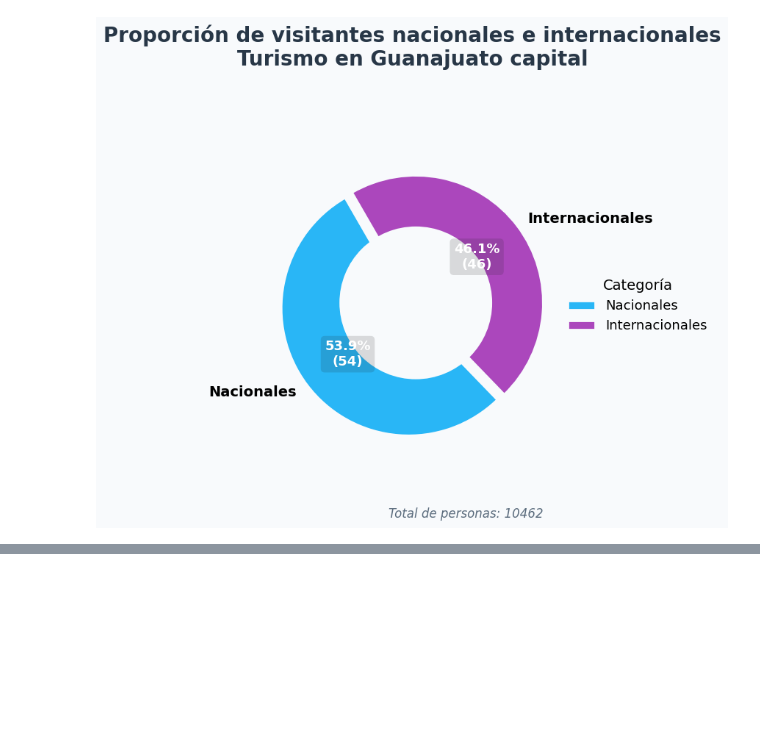
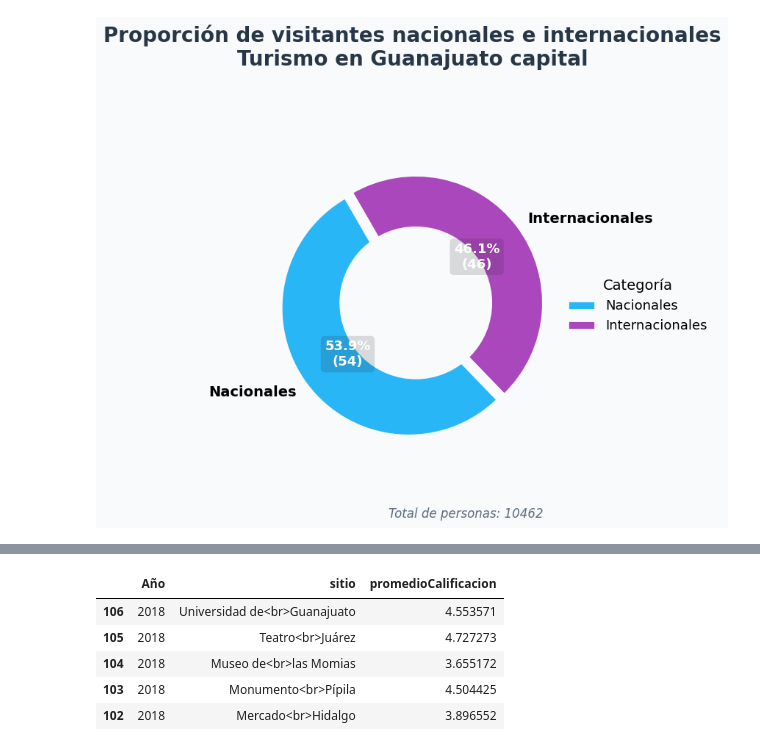
Before and after one commit to Seikened/semestre_IV, a Jupyter notebook: graphic_visualization/proyecto_final/Proyecto_FernandoLeonFranco_codigo.ipynb, the cells around one changed output, grey strips where cells are left out. Saved outputs shown, nothing was run; the diff lists cells and outputs as text; code cells hidden in the pictures; blank space fills up the shorter version.

```diff
--- a/graphic_visualization/proyecto_final/Proyecto_FernandoLeonFranco_codigo.ipynb
+++ b/graphic_visualization/proyecto_final/Proyecto_FernandoLeonFranco_codigo.ipynb
@@ -291,3 +291,30 @@ plt.tight_layout()
 plt.show()
 # %% [output]
 [figure]
+# %%
+print(all_sites['Género'].unique())
+all_sites['Género'] = all_sites['Género'].str.strip().str.capitalize()
+hombres_df = all_sites[all_sites['Género'] == 'Masculino']
+mujeres_df = all_sites[all_sites['Género'] == 'Femenino']
+
+calificaciones_hombres = hombres_df.groupby('sitio').agg(
+    promedio_calificacion=('Escala', 'mean'),
+    desviacion_calificacion=('Escala', 'std')
+).reset_index()
+
+calificaciones_mujeres = mujeres_df.groupby('sitio').agg(
+    promedio_calificacion=('Escala', 'mean'),
+    desviacion_calificacion=('Escala', 'std')
+).reset_index()
+
+print("Todos los datos de hombres:")
+print(calificaciones_hombres.head())
+
+print("\nTodos los datos de mujeres:")
+print(calificaciones_mujeres.head())
+
+sitios = calificaciones_hombres['sitio']
+promedio_h = calificaciones_hombres['promedio_calificacion']
+promedio_m = calificaciones_mujeres['promedio_calificacion']
+error_h = calificaciones_hombres['desviacion_calificacion']
+error_m = calificaciones_mujeres['desviacion_calificacion']
@@ -293,0 +401,21 @@ plt.show()
+# %%
+all_sites['sitio'] = all_sites['sitio'].str.replace('\n', '<br>')
+all_sites.sitio
+all_sites['Fecha'].max()
+all_sites['Fecha'].min()
+all_sites['Año'] = pd.to_datetime(all_sites['Fecha']).dt.year
+
+
+# Agrupamos por año y sitio
+evolucion_calificaciones = all_sites.groupby(['Año', 'sitio']).agg(
+    promedioCalificacion=('Escala', 'mean')
+).reset_index()
+evolucion_calificaciones = evolucion_calificaciones.sort_values(by='Año', ascending=False)
+evolucion_calificaciones.head()
+# %% [output]
+|  | Año | sitio | promedioCalificacion |
+| 106 | 2018 | Universidad de<br>Guanajuato | 4.553571 |
+| 105 | 2018 | Teatro<br>Juárez | 4.727273 |
+| 104 | 2018 | Museo de<br>las Momias | 3.655172 |
+| 103 | 2018 | Monumento<br>Pípila | 4.504425 |
+| 102 | 2018 | Mercado<br>Hidalgo | 3.896552 |
```
Also changed, not shown: parts of 3 cells of this notebook.
